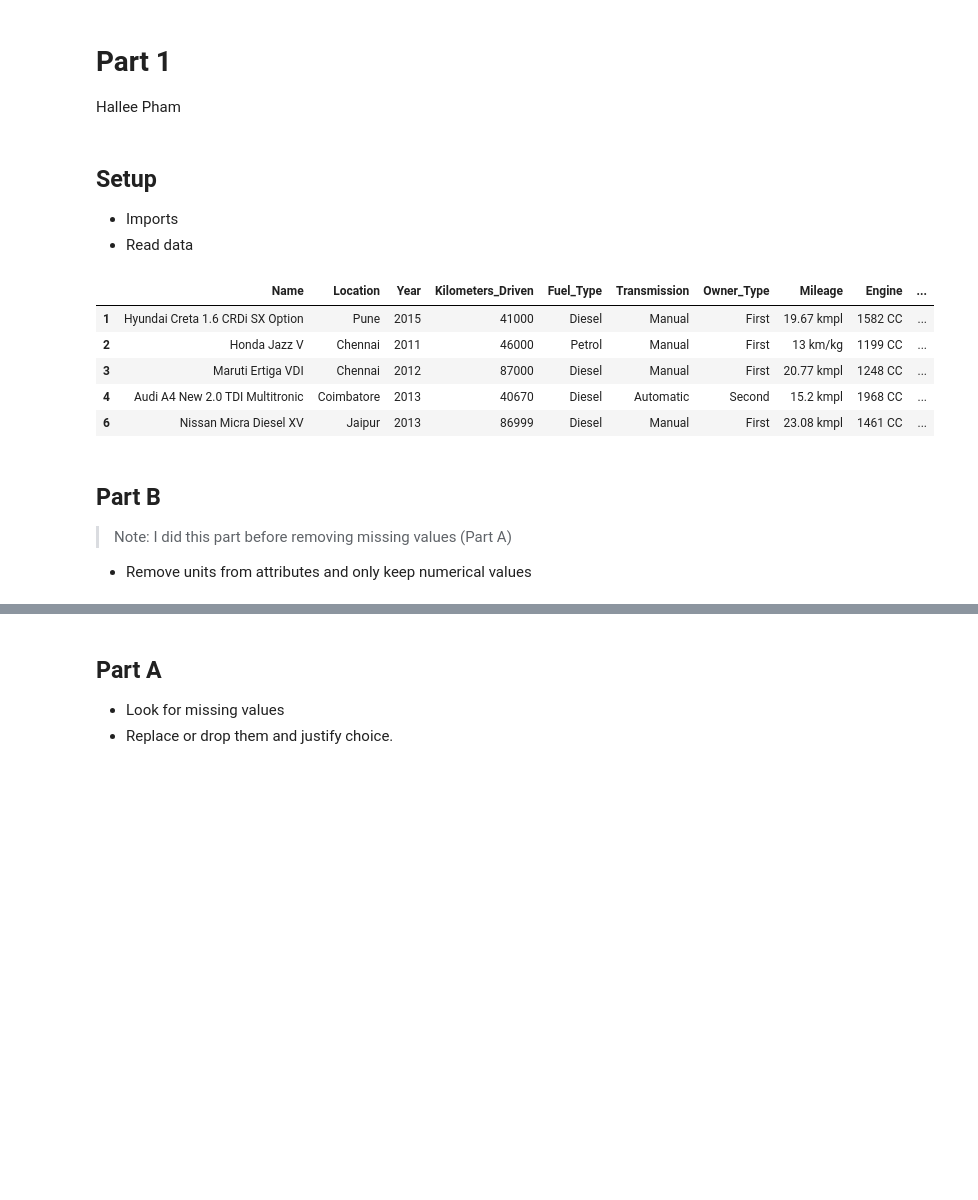
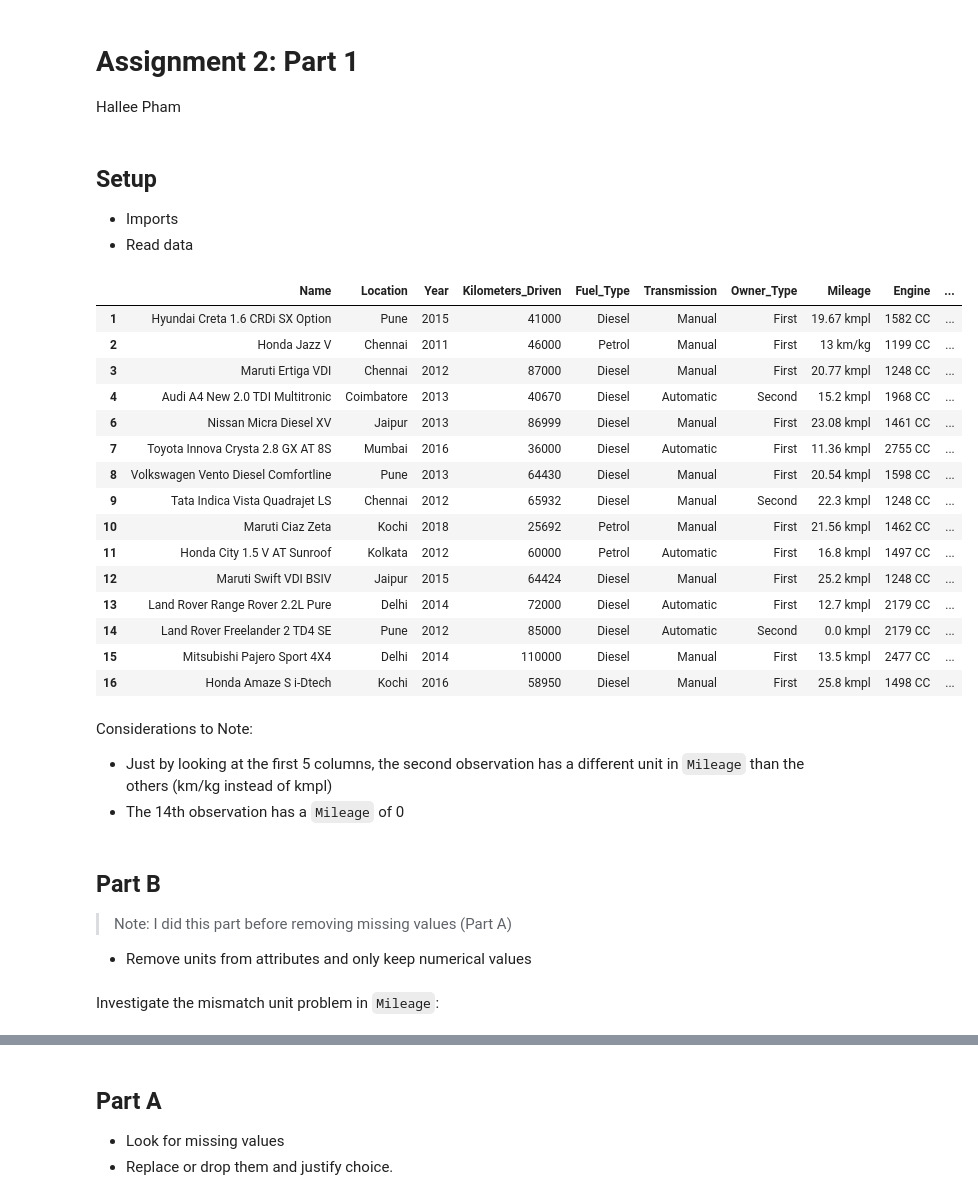
Before and after one commit to halleepham/DataScience-Assignment2, a Jupyter notebook: Part1/src/Assignment2_Part1.ipynb, the cells around one changed output, grey strips where cells are left out. Drawn from its saved outputs; the diff is of its cells as text; code cells hidden in the pictures; blank space fills up the shorter version.

Commit message:
Updated part 1 notebook and clean data

```diff
--- a/Part1/src/Assignment2_Part1.ipynb
+++ b/Part1/src/Assignment2_Part1.ipynb
@@ -1,5 +1,5 @@
 # %% [markdown]
-# Part 1
+# Assignment 2: Part 1
 Hallee Pham
 # %% [markdown]
 ## Setup
@@ -8,18 +8,34 @@ Hallee Pham
 # %%
 import pandas as pd
 import numpy as np
 
 # Read data
 cars = pd.read_csv('https://raw.githubusercontent.com/halleepham/DataScience-Assignment2/refs/heads/main/Part1/data/raw/train.csv', index_col=0)
-cars.head()
+cars.head(15)
 # %% [output]
 |  | Name | Location | Year | Kilometers_Driven | Fuel_Type | Transmission | Owner_Type | Mileage | Engine | ... |
 | 1 | Hyundai Creta 1.6 CRDi SX Option | Pune | 2015 | 41000 | Diesel | Manual | First | 19.67 kmpl | 1582 CC | ... |
 | 2 | Honda Jazz V | Chennai | 2011 | 46000 | Petrol | Manual | First | 13 km/kg | 1199 CC | ... |
 | 3 | Maruti Ertiga VDI | Chennai | 2012 | 87000 | Diesel | Manual | First | 20.77 kmpl | 1248 CC | ... |
 | 4 | Audi A4 New 2.0 TDI Multitronic | Coimbatore | 2013 | 40670 | Diesel | Automatic | Second | 15.2 kmpl | 1968 CC | ... |
 | 6 | Nissan Micra Diesel XV | Jaipur | 2013 | 86999 | Diesel | Manual | First | 23.08 kmpl | 1461 CC | ... |
+| 7 | Toyota Innova Crysta 2.8 GX AT 8S | Mumbai | 2016 | 36000 | Diesel | Automatic | First | 11.36 kmpl | 2755 CC | ... |
+| 8 | Volkswagen Vento Diesel Comfortline | Pune | 2013 | 64430 | Diesel | Manual | First | 20.54 kmpl | 1598 CC | ... |
+| 9 | Tata Indica Vista Quadrajet LS | Chennai | 2012 | 65932 | Diesel | Manual | Second | 22.3 kmpl | 1248 CC | ... |
+| 10 | Maruti Ciaz Zeta | Kochi | 2018 | 25692 | Petrol | Manual | First | 21.56 kmpl | 1462 CC | ... |
+| 11 | Honda City 1.5 V AT Sunroof | Kolkata | 2012 | 60000 | Petrol | Automatic | First | 16.8 kmpl | 1497 CC | ... |
+| 12 | Maruti Swift VDI BSIV | Jaipur | 2015 | 64424 | Diesel | Manual | First | 25.2 kmpl | 1248 CC | ... |
+| 13 | Land Rover Range Rover 2.2L Pure | Delhi | 2014 | 72000 | Diesel | Automatic | First | 12.7 kmpl | 2179 CC | ... |
+| 14 | Land Rover Freelander 2 TD4 SE | Pune | 2012 | 85000 | Diesel | Automatic | Second | 0.0 kmpl | 2179 CC | ... |
+| 15 | Mitsubishi Pajero Sport 4X4 | Delhi | 2014 | 110000 | Diesel | Manual | First | 13.5 kmpl | 2477 CC | ... |
+| 16 | Honda Amaze S i-Dtech | Kochi | 2016 | 58950 | Diesel | Manual | First | 25.8 kmpl | 1498 CC | ... |
+# %% [markdown]
+Considerations to Note:
+* Just by looking at the first 5 columns, the second observation has a different unit in `Mileage` than the others (km/kg instead of kmpl)
+* The 14th observation has a `Mileage` of 0
 # %% [markdown]
 ## Part B
 > Note: I did this part before removing missing values (Part A)
 * Remove units from attributes and only keep numerical values
+# %% [markdown]
+Investigate the mismatch unit problem in `Mileage`:
```
Also changed, not shown: parts of 26 cells of this notebook, 1 other file.
